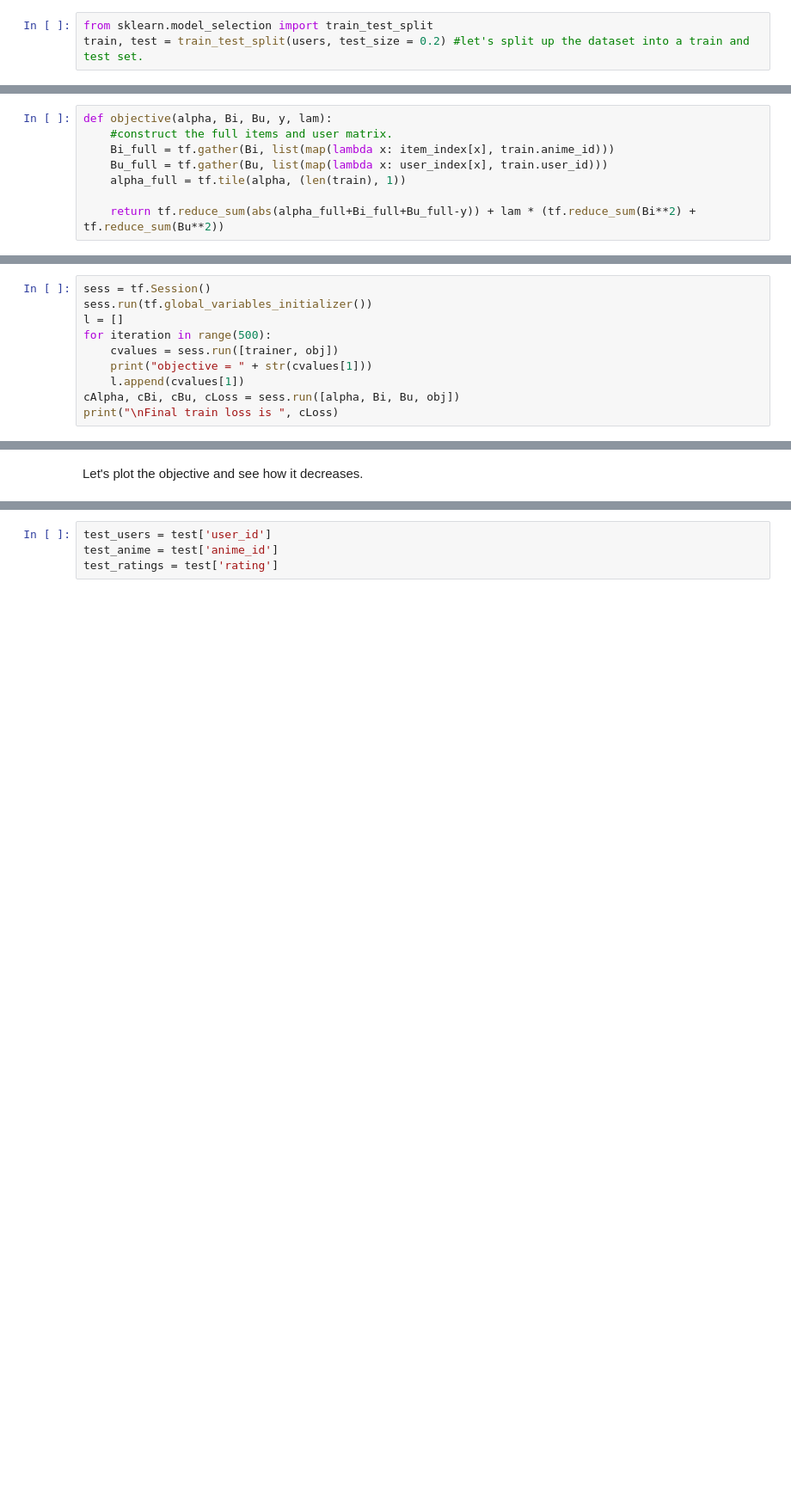
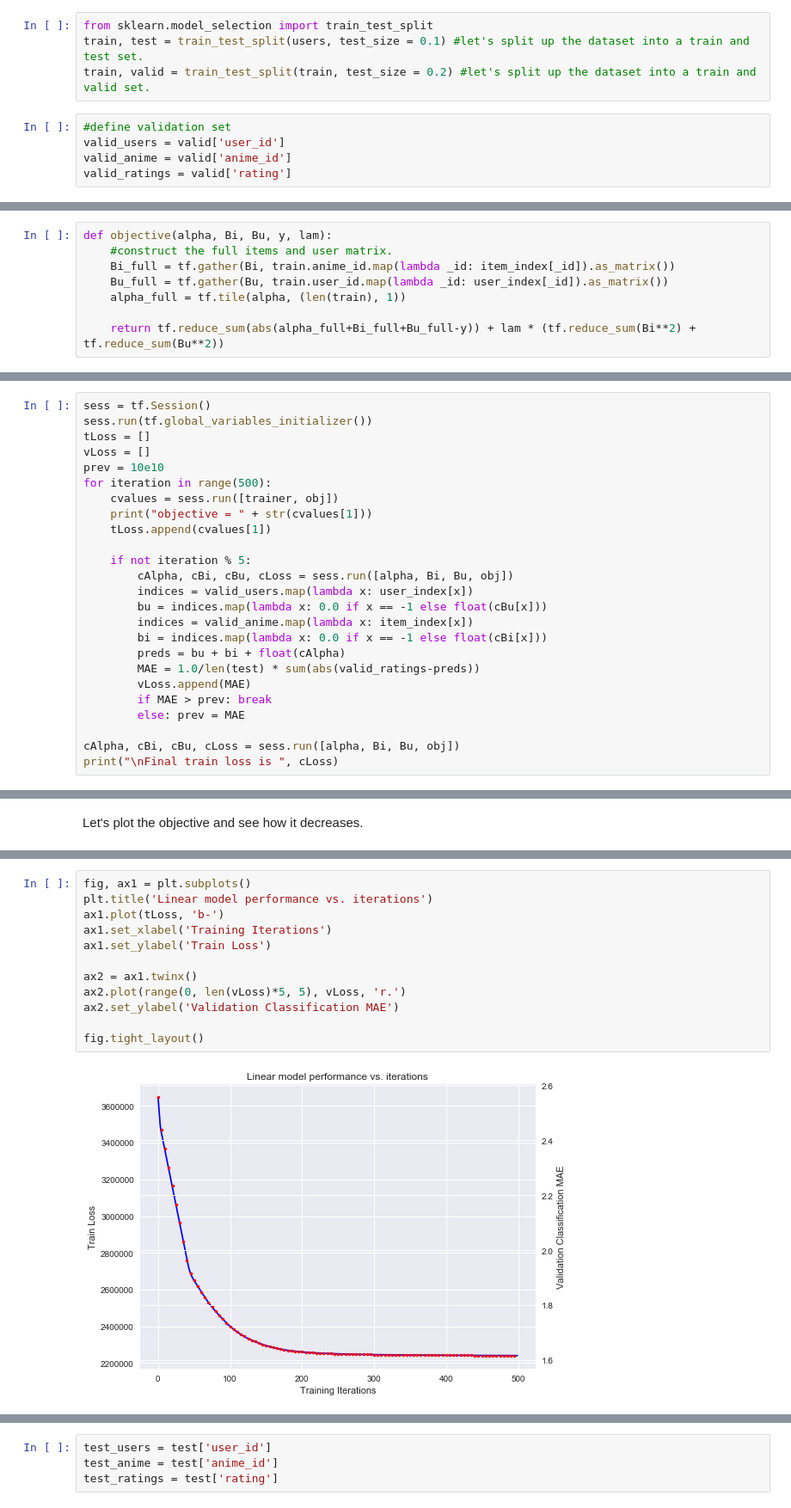
Before and after one commit to vishaalprasad/AnimeRecommendation, a Jupyter notebook: linear_model.ipynb, the cells around one changed output, grey strips where cells are left out. Shown at 86% size. Saved outputs shown, nothing was run; the diff lists cells and outputs as text; blank space fills up the shorter version.

Commit message:
Add commentary, speed up mapping using pandas, use valid set.

```diff
--- a/linear_model.ipynb
+++ b/linear_model.ipynb
@@ -8,7 +26,13 @@ from animerec.data import get_data
 users, anime = get_data()
 # %%
 from sklearn.model_selection import train_test_split
-train, test = train_test_split(users, test_size = 0.2) #let's split up the dataset into a train and test set.
+train, test = train_test_split(users, test_size = 0.1) #let's split up the dataset into a train and test set.
+train, valid = train_test_split(train, test_size = 0.2) #let's split up the dataset into a train and valid set.
+# %%
+#define validation set
+valid_users = valid['user_id']
+valid_anime = valid['anime_id']
+valid_ratings = valid['rating']
 # %%
 #initialize some local variables
 nUsers = len(train.user_id.unique())
@@ -40,8 +64,8 @@ y = tf.cast(tf.constant(train['rating'].as_matrix(), shape=[len(train),1]), tf.f
 # %%
 def objective(alpha, Bi, Bu, y, lam):
     #construct the full items and user matrix.
-    Bi_full = tf.gather(Bi, list(map(lambda x: item_index[x], train.anime_id)))
-    Bu_full = tf.gather(Bu, list(map(lambda x: user_index[x], train.user_id)))
+    Bi_full = tf.gather(Bi, train.anime_id.map(lambda _id: item_index[_id]).as_matrix())
+    Bu_full = tf.gather(Bu, train.user_id.map(lambda _id: user_index[_id]).as_matrix())
     alpha_full = tf.tile(alpha, (len(train), 1))
 
     return tf.reduce_sum(abs(alpha_full+Bi_full+Bu_full-y)) + lam * (tf.reduce_sum(Bi**2) + tf.reduce_sum(Bu**2))
@@ -59,11 +83,26 @@ trainer = optimizer.minimize(obj)
 # %%
 sess = tf.Session()
 sess.run(tf.global_variables_initializer())
-l = []
+tLoss = []
+vLoss = []
+prev = 10e10
 for iteration in range(500):
     cvalues = sess.run([trainer, obj])
     print("objective = " + str(cvalues[1]))
-    l.append(cvalues[1])
+    tLoss.append(cvalues[1])
+
+    if not iteration % 5:
+        cAlpha, cBi, cBu, cLoss = sess.run([alpha, Bi, Bu, obj])
+        indices = valid_users.map(lambda x: user_index[x])
+        bu = indices.map(lambda x: 0.0 if x == -1 else float(cBu[x]))
+        indices = valid_anime.map(lambda x: item_index[x])
+        bi = indices.map(lambda x: 0.0 if x == -1 else float(cBi[x]))
+        preds = bu + bi + float(cAlpha)
+        MAE = 1.0/len(test) * sum(abs(valid_ratings-preds))
+        vLoss.append(MAE)
+        if MAE > prev: break
+        else: prev = MAE
+
 cAlpha, cBi, cBu, cLoss = sess.run([alpha, Bi, Bu, obj])
 print("\nFinal train loss is ", cLoss)
 # %% [output]
@@ -100,0 +128,14 @@ Let's test the model on our test data now.
+# %%
+fig, ax1 = plt.subplots()
+plt.title('Linear model performance vs. iterations')
+ax1.plot(tLoss, 'b-')
+ax1.set_xlabel('Training Iterations')
+ax1.set_ylabel('Train Loss')
+
+ax2 = ax1.twinx()
+ax2.plot(range(0, len(vLoss)*5, 5), vLoss, 'r.')
+ax2.set_ylabel('Validation Classification MAE')
+
+fig.tight_layout()
+# %% [output]
+[figure, added]
```
Also changed, not shown: parts of 9 cells of this notebook.
